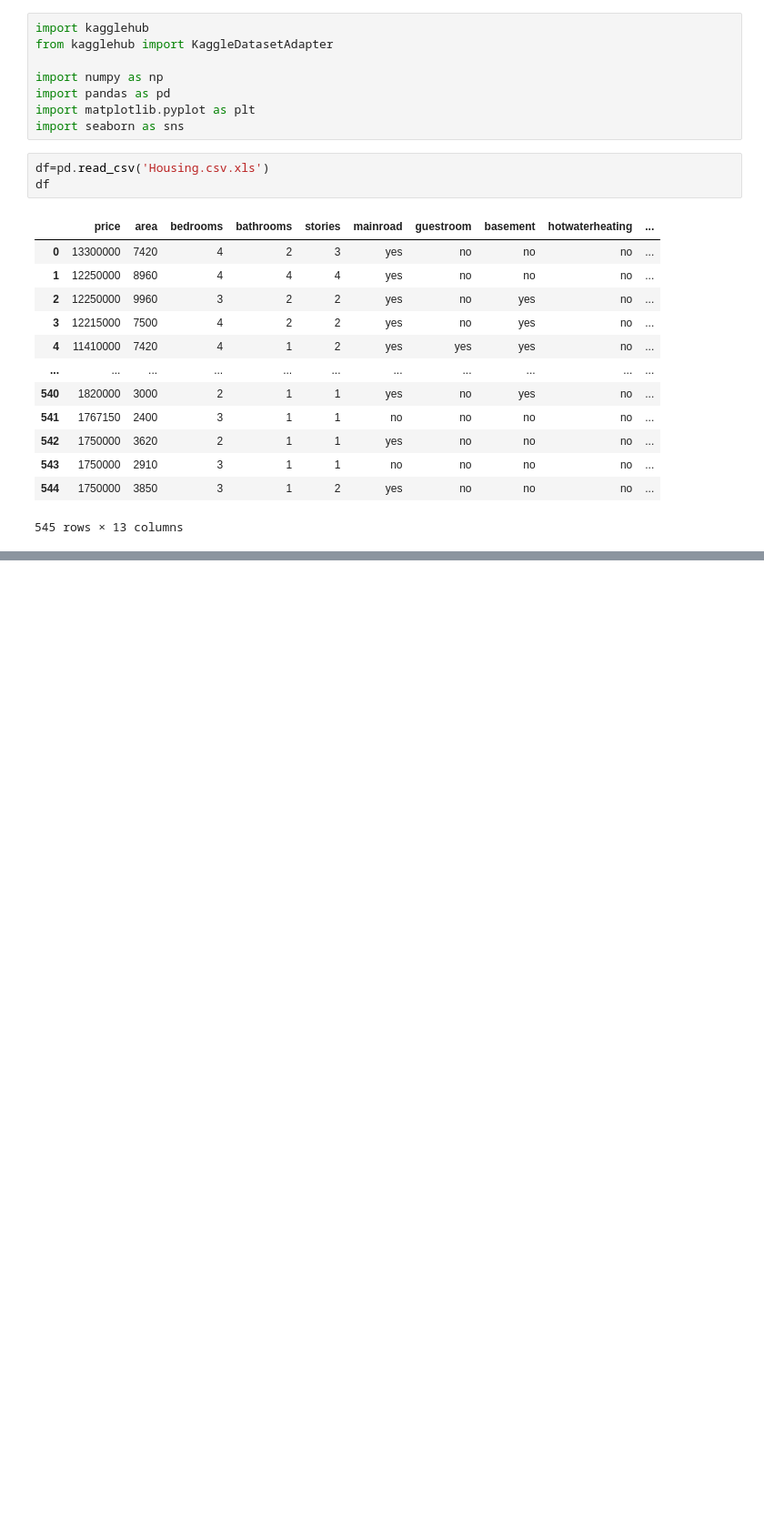
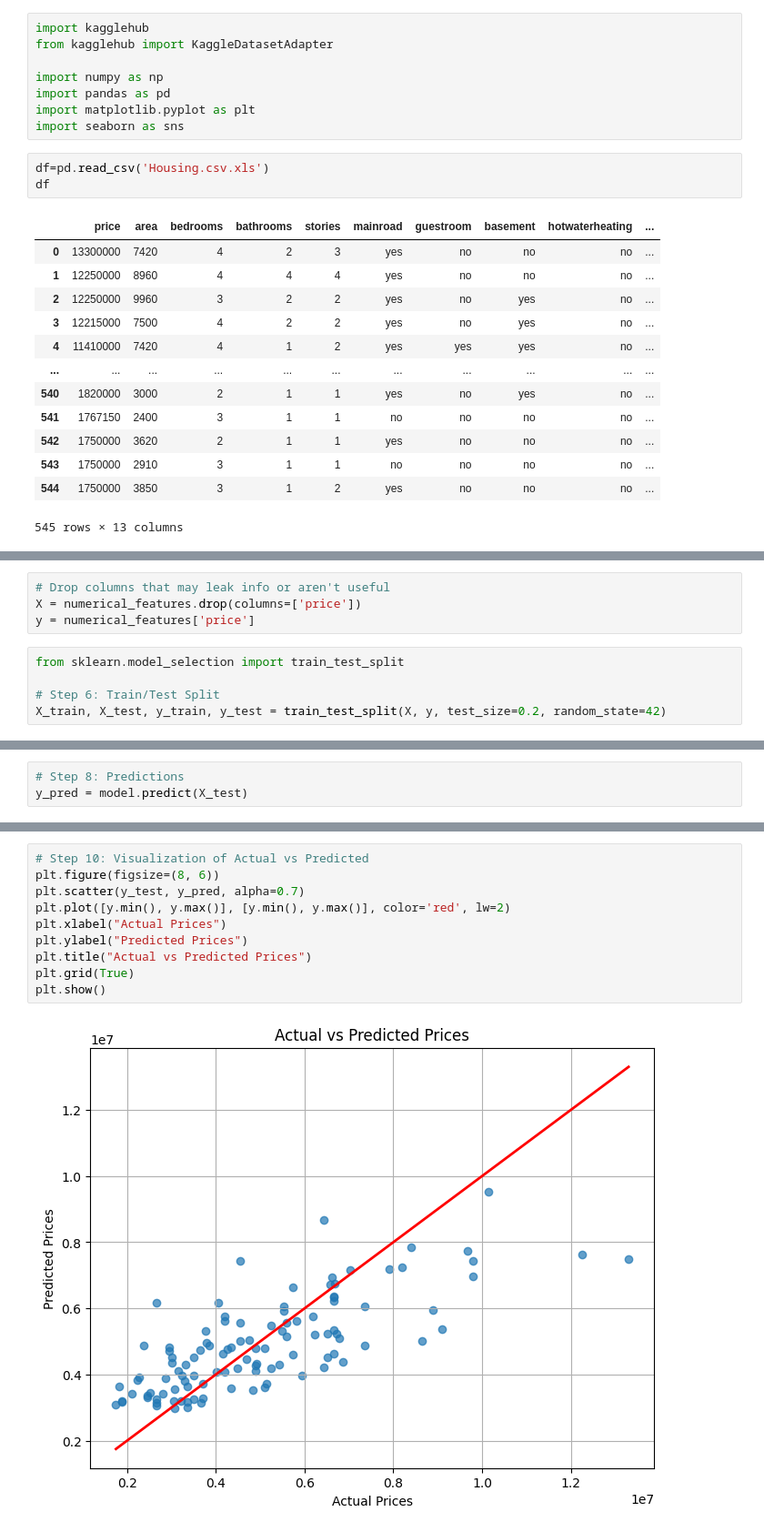
Before and after one commit to DEVang0876/Oasis, a Jupyter notebook: week3/House price Prediction/house_price_predicion.ipynb, the cells around one changed output, grey strips where cells are left out. Shown at 91% size. Saved outputs shown, nothing was run; the diff lists cells and outputs as text; blank space fills up the shorter version.

```diff
--- a/week3/House price Prediction/house_price_predicion.ipynb
+++ b/week3/House price Prediction/house_price_predicion.ipynb
@@ -25,0 +68,9 @@ df
+# %%
+# Drop columns that may leak info or aren't useful
+X = numerical_features.drop(columns=['price'])
+y = numerical_features['price']
+# %%
+from sklearn.model_selection import train_test_split
+
+# Step 6: Train/Test Split
+X_train, X_test, y_train, y_test = train_test_split(X, y, test_size=0.2, random_state=42)
@@ -25,0 +85,3 @@ df
+# %%
+# Step 8: Predictions
+y_pred = model.predict(X_test)
@@ -25,0 +100,12 @@ df
+# %%
+# Step 10: Visualization of Actual vs Predicted
+plt.figure(figsize=(8, 6))
+plt.scatter(y_test, y_pred, alpha=0.7)
+plt.plot([y.min(), y.max()], [y.min(), y.max()], color='red', lw=2)
+plt.xlabel("Actual Prices")
+plt.ylabel("Predicted Prices")
+plt.title("Actual vs Predicted Prices")
+plt.grid(True)
+plt.show()
+# %% [output]
+[figure, added]
```
Also changed, not shown: parts of 7 cells of this notebook.
